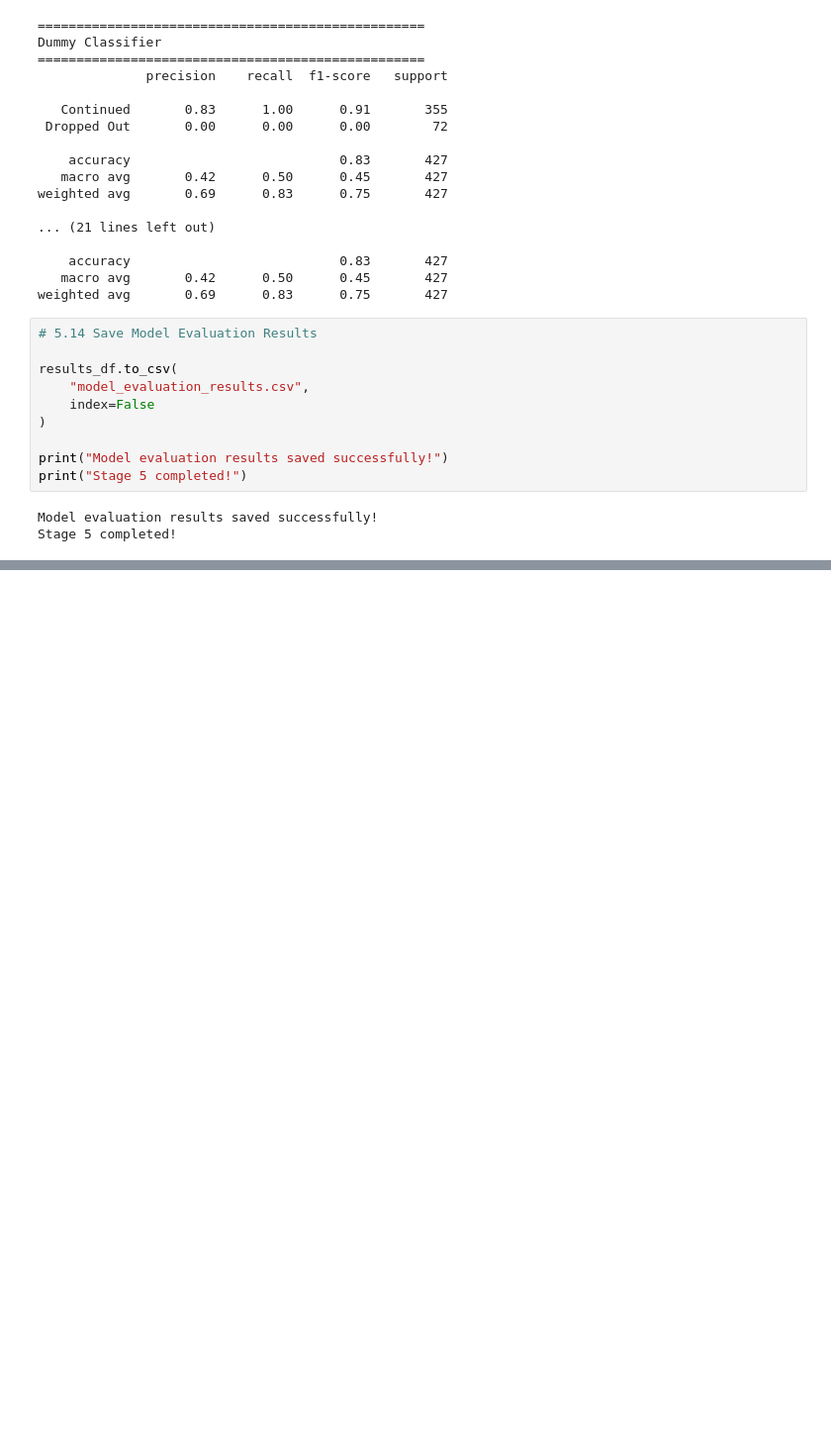
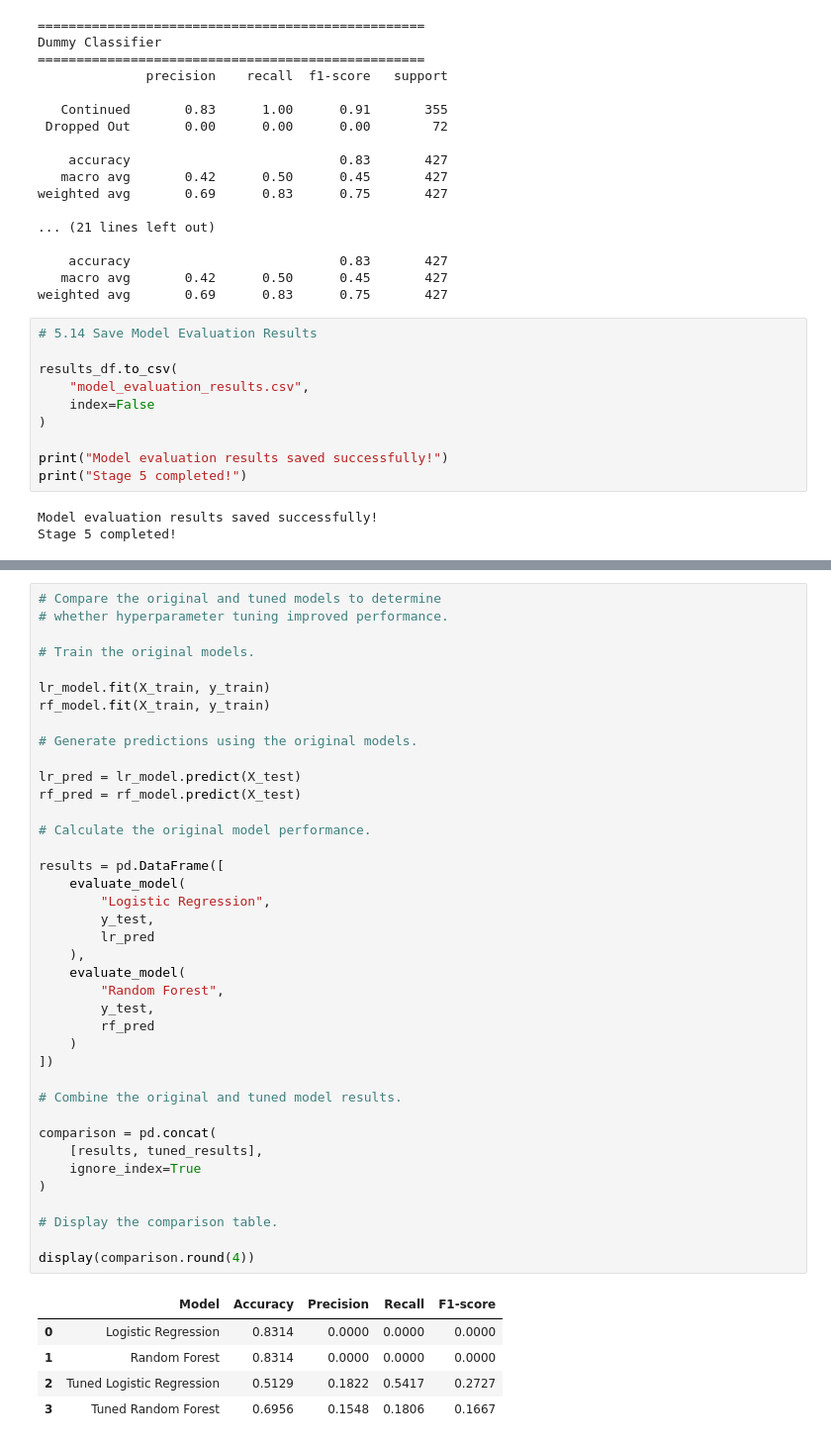
Before and after one commit to Fatimaa35053/TestPr, a Jupyter notebook: untitled59.ipynb, the cells around one changed output, grey strips where cells are left out. Shown at 99% size. Cells and saved outputs as stored; diff of their text form; blank space fills up the shorter version.

```diff
--- a/untitled59.ipynb
+++ b/untitled59.ipynb
@@ -1249,0 +1470,45 @@ Stage 5 completed!
+# %%
+# Compare the original and tuned models to determine
+# whether hyperparameter tuning improved performance.
+
+# Train the original models.
+
+lr_model.fit(X_train, y_train)
+rf_model.fit(X_train, y_train)
+
+# Generate predictions using the original models.
+
+lr_pred = lr_model.predict(X_test)
+rf_pred = rf_model.predict(X_test)
+
+# Calculate the original model performance.
+
+results = pd.DataFrame([
+    evaluate_model(
+        "Logistic Regression",
+        y_test,
+        lr_pred
+    ),
+    evaluate_model(
+        "Random Forest",
+        y_test,
+        rf_pred
+    )
+])
+
+# Combine the original and tuned model results.
+
+comparison = pd.concat(
+    [results, tuned_results],
+    ignore_index=True
+)
+
+# Display the comparison table.
+
+display(comparison.round(4))
+# %% [output]
+|  | Model | Accuracy | Precision | Recall | F1-score |
+| 0 | Logistic Regression | 0.8314 | 0.0000 | 0.0000 | 0.0000 |
+| 1 | Random Forest | 0.8314 | 0.0000 | 0.0000 | 0.0000 |
+| 2 | Tuned Logistic Regression | 0.5129 | 0.1822 | 0.5417 | 0.2727 |
+| 3 | Tuned Random Forest | 0.6956 | 0.1548 | 0.1806 | 0.1667 |
```
Also changed, not shown: parts of 21 cells of this notebook.
